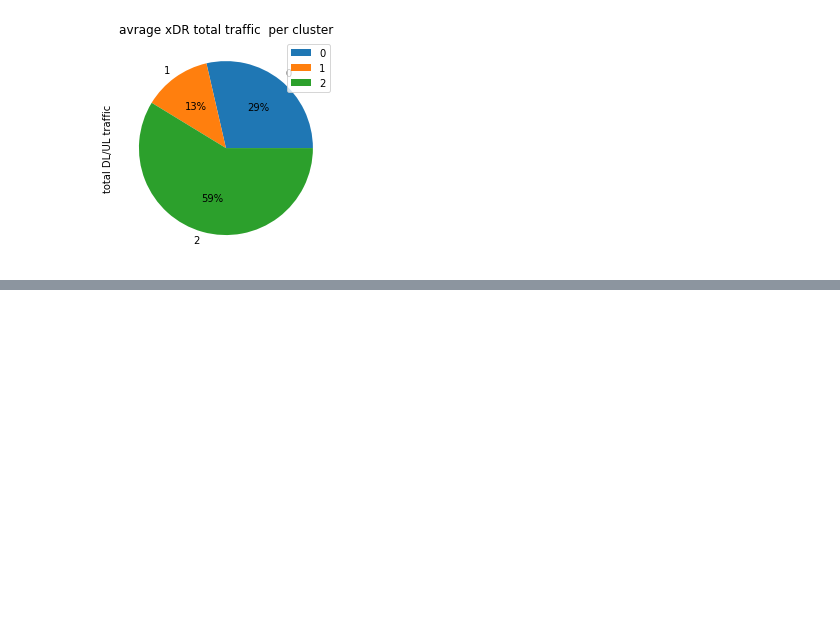
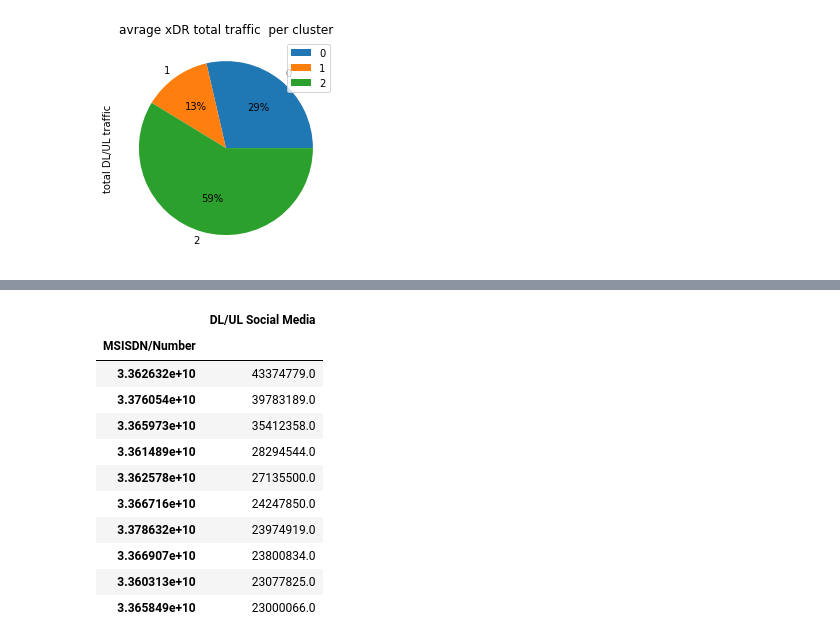
Before and after one commit to MohammedEsamaldin/week1_10academy, a Jupyter notebook: notebooks/User_Engagement_analysis.ipynb, the cells around one changed output, grey strips where cells are left out. Cells and saved outputs as stored; diff of their text form; code cells hidden in the pictures; blank space fills up the shorter version.

```diff
--- a/notebooks/User_Engagement_analysis.ipynb
+++ b/notebooks/User_Engagement_analysis.ipynb
@@ -355,0 +403,16 @@ cluster_avg.plot(kind = 'pie' , y= 'total DL/UL traffic',autopct='%1.0f%%',title
+# %%
+top_social = apps_agg_data.sort_values(by =  'DL/UL Social Media', ascending = False)
+top_social.loc[:,['DL/UL Social Media']].head(10)
+# %% [output]
+|  | DL/UL Social Media |
+| MSISDN/Number |  |
+| 3.362632e+10 | 43374779.0 |
+| 3.376054e+10 | 39783189.0 |
+| 3.365973e+10 | 35412358.0 |
+| 3.361489e+10 | 28294544.0 |
+| 3.362578e+10 | 27135500.0 |
+| 3.366716e+10 | 24247850.0 |
+| 3.378632e+10 | 23974919.0 |
+| 3.366907e+10 | 23800834.0 |
+| 3.360313e+10 | 23077825.0 |
+| 3.365849e+10 | 23000066.0 |
```
Also changed, not shown: parts of 13 cells of this notebook.
